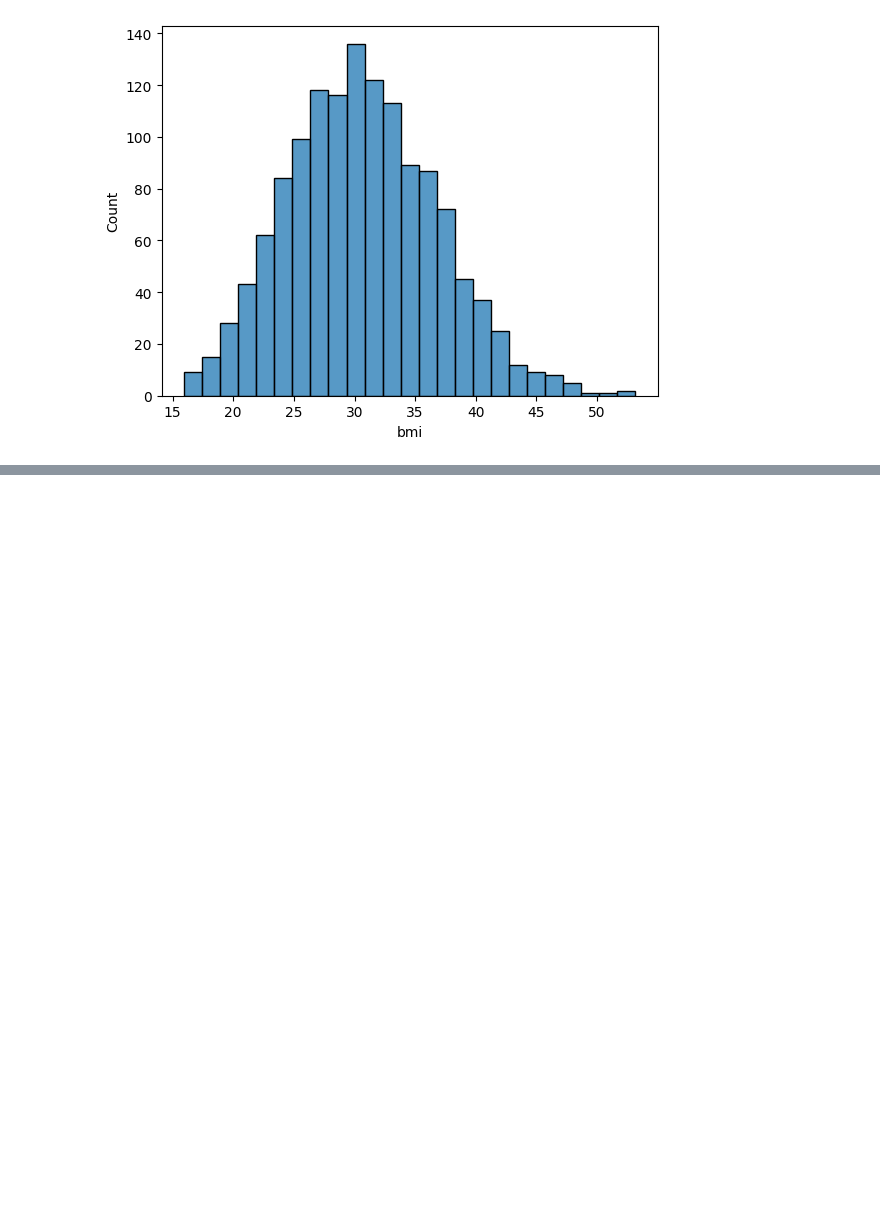
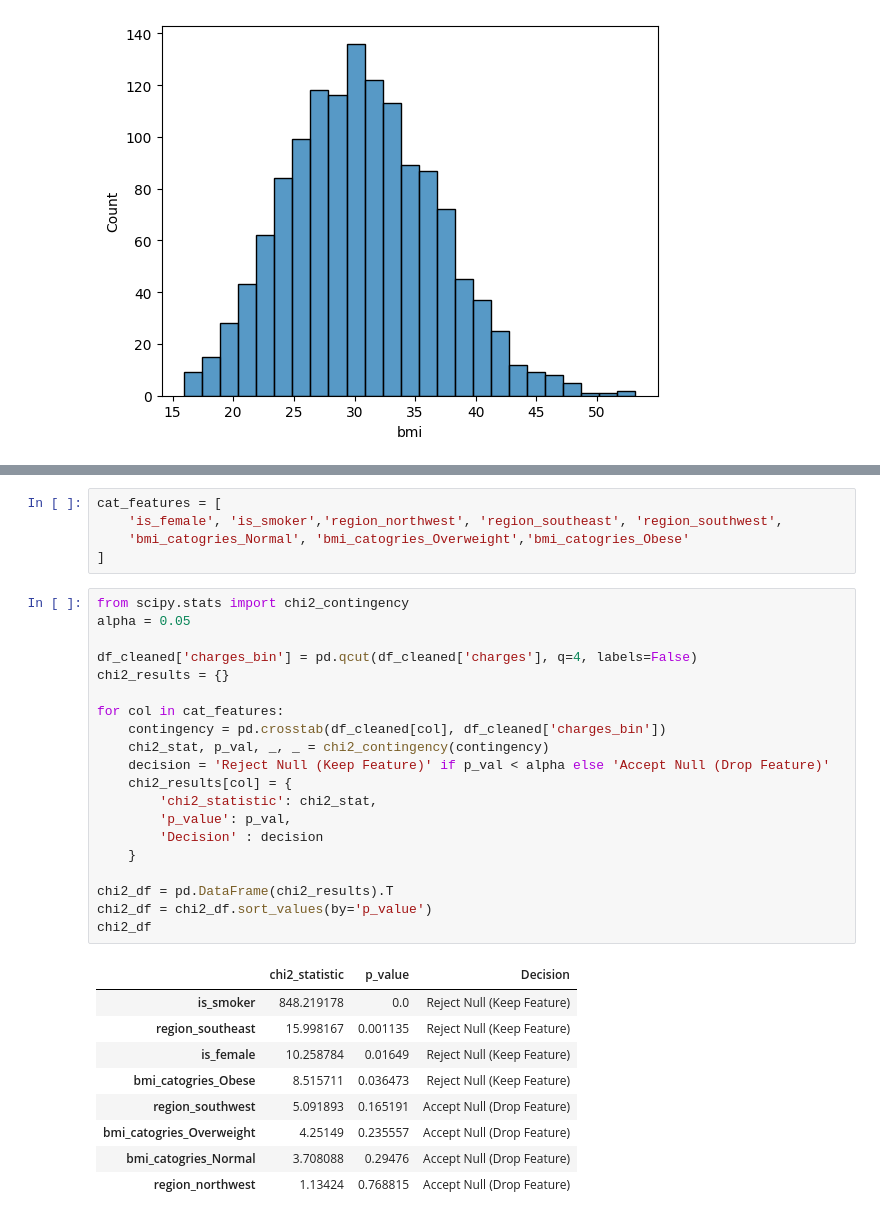
Before and after one commit to PrinceYadav0312/Data-Science, a Jupyter notebook: Mlproject/Insurance.ipynb, the cells around one changed output, grey strips where cells are left out. Saved outputs shown, nothing was run; the diff lists cells and outputs as text; blank space fills up the shorter version.

```diff
--- a/Mlproject/Insurance.ipynb
+++ b/Mlproject/Insurance.ipynb
@@ -226,0 +314,35 @@ df_cleaned['bmi_catogries'] = pd.cut(
+# %%
+cat_features = [
+    'is_female', 'is_smoker','region_northwest', 'region_southeast', 'region_southwest',
+    'bmi_catogries_Normal', 'bmi_catogries_Overweight','bmi_catogries_Obese'
+]
+# %%
+from scipy.stats import chi2_contingency
+alpha = 0.05
+
+df_cleaned['charges_bin'] = pd.qcut(df_cleaned['charges'], q=4, labels=False)
+chi2_results = {}
+
+for col in cat_features:
+    contingency = pd.crosstab(df_cleaned[col], df_cleaned['charges_bin'])
+    chi2_stat, p_val, _, _ = chi2_contingency(contingency)
+    decision = 'Reject Null (Keep Feature)' if p_val < alpha else 'Accept Null (Drop Feature)'
+    chi2_results[col] = {
+        'chi2_statistic': chi2_stat,
+        'p_value': p_val,
+        'Decision' : decision
+    }
+
+chi2_df = pd.DataFrame(chi2_results).T
+chi2_df = chi2_df.sort_values(by='p_value')
+chi2_df
+# %% [output]
+|  | chi2_statistic | p_value | Decision |
+| is_smoker | 848.219178 | 0.0 | Reject Null (Keep Feature) |
+| region_southeast | 15.998167 | 0.001135 | Reject Null (Keep Feature) |
+| is_female | 10.258784 | 0.01649 | Reject Null (Keep Feature) |
+| bmi_catogries_Obese | 8.515711 | 0.036473 | Reject Null (Keep Feature) |
+| region_southwest | 5.091893 | 0.165191 | Accept Null (Drop Feature) |
+| bmi_catogries_Overweight | 4.25149 | 0.235557 | Accept Null (Drop Feature) |
+| bmi_catogries_Normal | 3.708088 | 0.29476 | Accept Null (Drop Feature) |
+| region_northwest | 1.13424 | 0.768815 | Accept Null (Drop Feature) |
```
Also changed, not shown: parts of 11 cells of this notebook, 1 other file.
